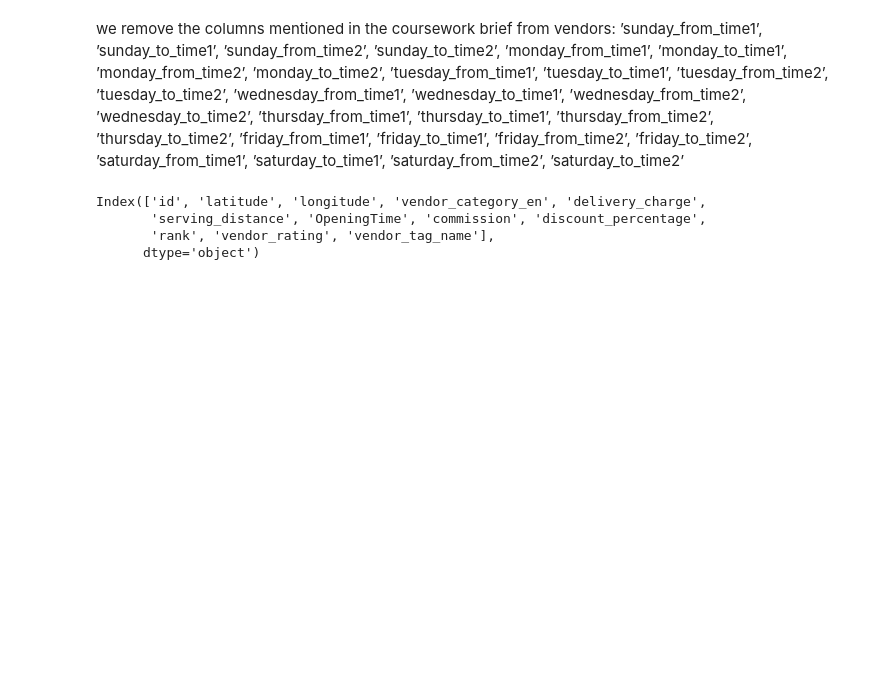
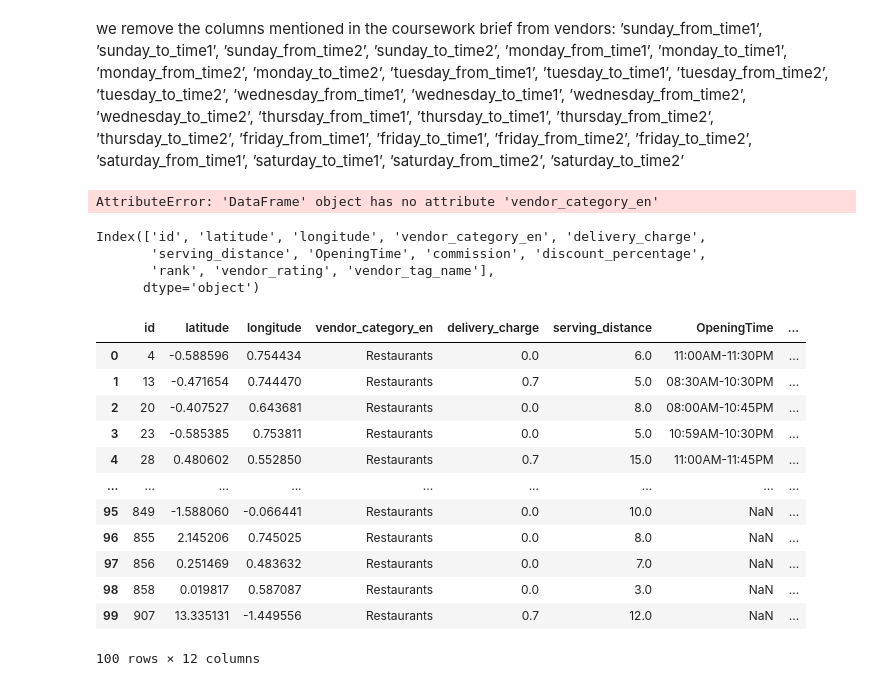
Before and after one commit to KwstasMCPU/delivery_database_and_gui, a Jupyter notebook: data_preparation.ipynb, the cells around one changed output. Cells and saved outputs as stored; diff of their text form; code cells hidden in the pictures; blank space fills up the shorter version.

Commit message:
finished data_preparation

```diff
--- a/data_preparation.ipynb
+++ b/data_preparation.ipynb
@@ -13,6 +13,7 @@ from IPython.display import display
 # %%
 # we set the option to see all the columns
 pd.set_option('display.max_columns', None)
+pd.set_option('display.max_rows', 15)
 # %% [markdown]
 ### READING DATA FROM THE .CSV FILES
 data exploration
@@ -210,7 +206,9 @@ Index(['akeed_order_id', 'customer_id', 'item_count', 'grand_total',
 drop_list = ['promo_code', 'promo_code_discount_percentage', 'is_favorite',
             'is_rated','vendor_rating','driver_rating','preparationtime',
             'delivery_time','order_accepted_time','driver_accepted_time',
-            'ready_for_pickup_time', 'picked_up_time','delivery_date','LOCATION_TYPE']
+            'ready_for_pickup_time', 'picked_up_time','delivery_date',
+             'LOCATION_TYPE','CID X LOC_NUM X VENDOR'
+            ]
 
 for column_name in drop_list:
     df_orders.drop(columns = column_name, axis=1, inplace=True)
@@ -271,3 +392,8 @@ we remove the columns mentioned in the coursework brief from vendors:</br></br>
 # using .drop() to drop those columns, and setting inplace=True, otherwise it returns as only a copy
 # %%
 df_vendors.drop(df_vendors.iloc[:,20:48], axis=1, inplace=True)
+# %%
+# also vendor_category_en consists only of 2 differnt values, we drop them too
+df_vendors.vendor_category_en.value_counts()
+# %% [output]
+AttributeError: 'DataFrame' object has no attribute 'vendor_category_en'
@@ -275,9 +407,9 @@ df_vendors.drop(df_vendors.iloc[:,20:48], axis=1, inplace=True)
 # also we drop everything else we did not choose to keep according to our ERD
 drop_list = ['authentication_id', 'vendor_category_id','is_open',
              'OpeningTime2','prepration_time','is_akeed_delivering',
-             'status', 'verified','language',
-             'primary_tags','open_close_flags','vendor_tag',
-             'one_click_vendor', 'country_id', 'city_id',
+             'status', 'verified','language','vendor_category_en',
+             'primary_tags','open_close_flags','vendor_tag', 'commission',
+             'one_click_vendor', 'country_id', 'city_id', 'discount_percentage',
              'created_at','updated_at','device_type', 'display_orders']
 
 for column_name in drop_list:
@@ -289,3 +421,19 @@ Index(['id', 'latitude', 'longitude', 'vendor_category_en', 'delivery_charge',
        'serving_distance', 'OpeningTime', 'commission', 'discount_percentage',
        'rank', 'vendor_rating', 'vendor_tag_name'],
       dtype='object')
+# %%
+df_vendors
+# %% [output]
+|  | id | latitude | longitude | vendor_category_en | delivery_charge | serving_distance | OpeningTime | ... |
+| 0 | 4 | -0.588596 | 0.754434 | Restaurants | 0.0 | 6.0 | 11:00AM-11:30PM | ... |
+| 1 | 13 | -0.471654 | 0.744470 | Restaurants | 0.7 | 5.0 | 08:30AM-10:30PM | ... |
+| 2 | 20 | -0.407527 | 0.643681 | Restaurants | 0.0 | 8.0 | 08:00AM-10:45PM | ... |
+| 3 | 23 | -0.585385 | 0.753811 | Restaurants | 0.0 | 5.0 | 10:59AM-10:30PM | ... |
+| 4 | 28 | 0.480602 | 0.552850 | Restaurants | 0.7 | 15.0 | 11:00AM-11:45PM | ... |
+| ... | ... | ... | ... | ... | ... | ... | ... | ... |
+| 95 | 849 | -1.588060 | -0.066441 | Restaurants | 0.0 | 10.0 | NaN | ... |
+| 96 | 855 | 2.145206 | 0.745025 | Restaurants | 0.0 | 8.0 | NaN | ... |
+| 97 | 856 | 0.251469 | 0.483632 | Restaurants | 0.0 | 7.0 | NaN | ... |
+| 98 | 858 | 0.019817 | 0.587087 | Restaurants | 0.0 | 3.0 | NaN | ... |
+| 99 | 907 | 13.335131 | -1.449556 | Restaurants | 0.7 | 12.0 | NaN | ... |
+100 rows × 12 columns
```
Also changed, not shown: parts of 51 cells of this notebook, 5 other files.
